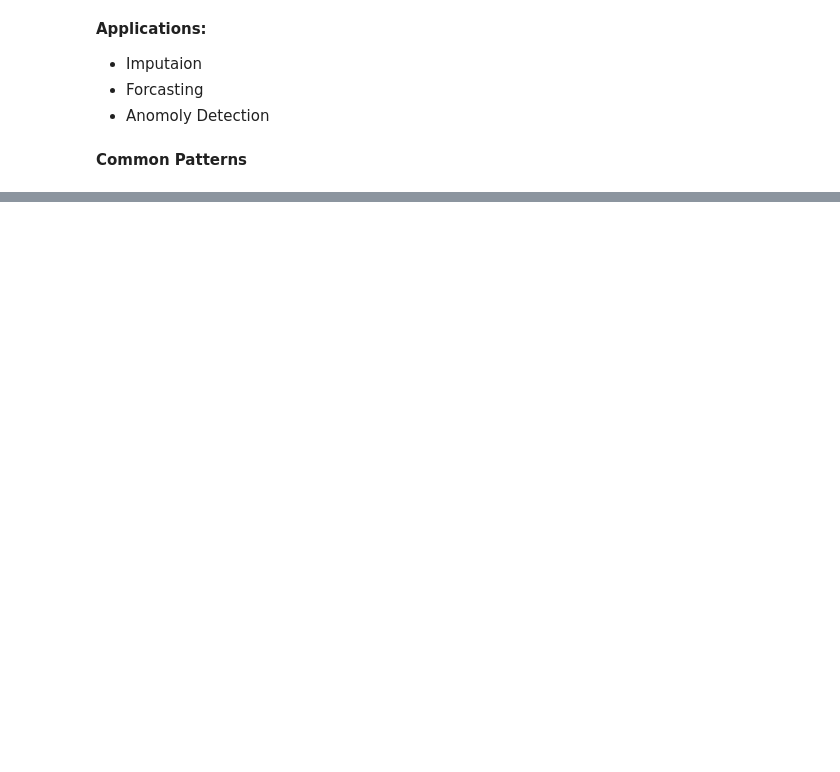
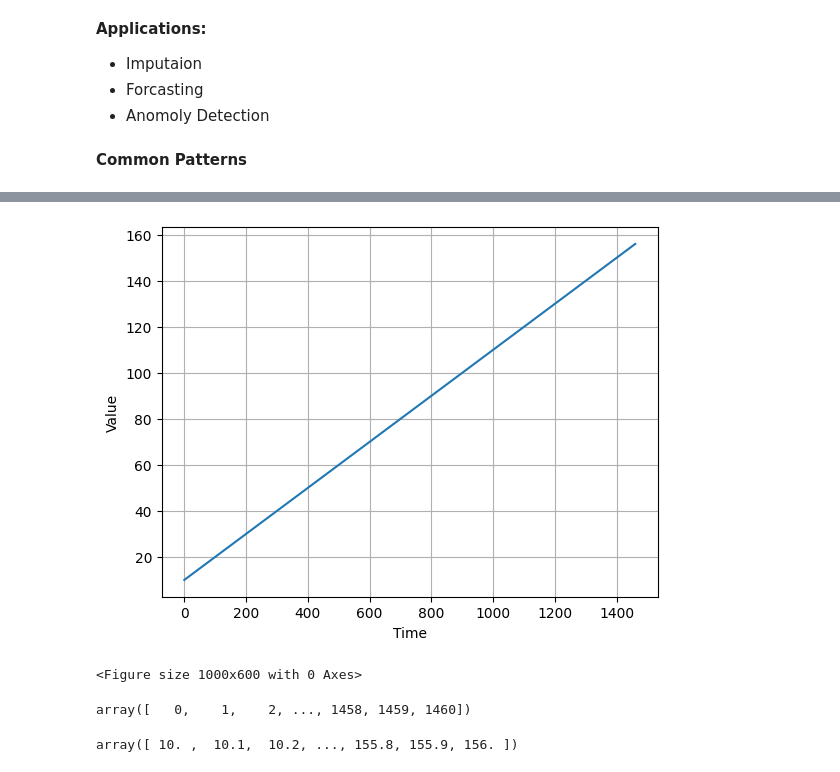
Before and after one commit to sondosaabed/Intro-to-tensorFlow-for-deep-learning, a Jupyter notebook: Time Series Forecasting.ipynb, the cells around one changed output, grey strips where cells are left out. Saved outputs shown, nothing was run; the diff lists cells and outputs as text; code cells hidden in the pictures; blank space fills up the shorter version.

Commit message:
Time series: Create a tred and a seasonality

```diff
--- a/Time Series Forecasting.ipynb
+++ b/Time Series Forecasting.ipynb
@@ -15,6 +15,8 @@ def plot_series(time, series, format='-', start=0, end=None, label=None):
     if label:
         plt.legend(fontsize=14)
     plt.grid(True)
+    plt.figure(figsize=(10, 6))
+    plt.show()
 # %% [markdown]
 Types
 
@@ -34,6 +36,27 @@ Types
 # %% [markdown]
 - Trend: Drift Up or down
 ![Alt text](explanation_images/trend.png)
+# %%
+# Linear trend
+def trend(time, slope=0):
+    return slope * time
+# %%
+time = np.arange(4 * 365 + 1)
+basline = 10
+series = basline + trend(time, 0.1)
+
+plot_series(time, series)
+# %% [output]
+[figure, added]
+<Figure size 1000x600 with 0 Axes>
+# %%
+time
+# %% [output]
+array([   0,    1,    2, ..., 1458, 1459, 1460])
+# %%
+series
+# %% [output]
+array([ 10. ,  10.1,  10.2, ..., 155.8, 155.9, 156. ])
 # %% [markdown]
 - Seasonality: patterns repeats at predictable seasons
     - peaks
```
Also changed, not shown: parts of 3 cells of this notebook.
